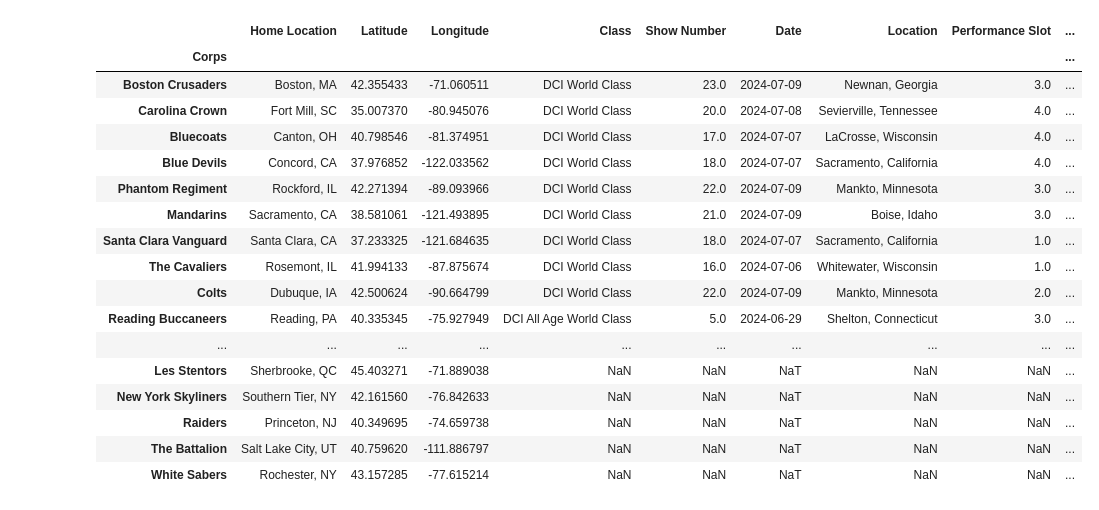
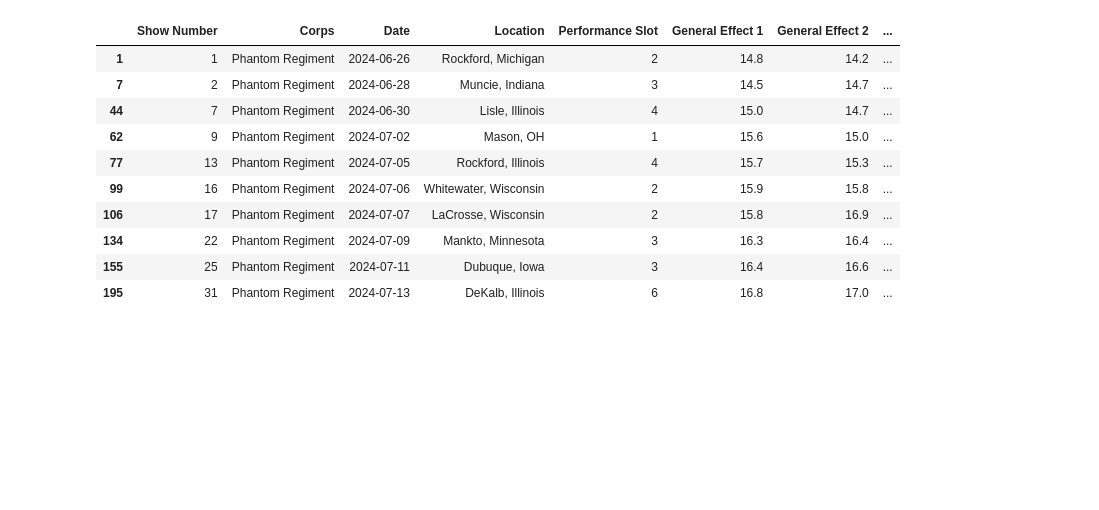
Before and after one commit to notromanramirez/dci-2024, a Jupyter notebook: dci2024.ipynb, the cells around one changed output. Drawn from its saved outputs; the diff is of its cells as text; code cells hidden in the pictures; blank space fills up the shorter version.

Commit message:
7/14 scores

```diff
--- a/dci2024.ipynb
+++ b/dci2024.ipynb
@@ -125,7 +125,8 @@ corps_rename_dict = {
     "Academy": "The Academy",
     "Cavaliers": "The Cavaliers",
     "Bushwackers": "Bushwackers Drum Corps",
-    "Connecticut Hurricanes": "Hurricanes"
+    "Connecticut Hurricanes": "Hurricanes",
+    "Battalion": "The Battalion"
 }
 
 for (k, v) in corps_rename_dict.items():
@@ -149,7 +150,7 @@ for corps in corps_table.index:
 
 corps_table['Letters in Name'] = [len(x.replace(' ','')) for x in list(corps_table.index)]
 
-with pd.option_context('display.max_rows', None, 'display.max_columns', None):
-    display(corps_table)
-    display(scores_table)
-    display(comps_table)
+# with pd.option_context('display.max_rows', None, 'display.max_columns', None):
+#     display(corps_table)
+#     display(scores_table)
+#     display(comps_table)
@@ -240,7 +188,12 @@ display(corps_table)
 | White Sabers | Rochester, NY | 43.157285 | -77.615214 | NaN | NaN | NaT | NaN | NaN | ... |
 50 rows × 26 columns
+# %%
+today = datetime.date.today()
+day_of_season = (pd.Timestamp(today) - scores_table['Date'].min()).days
 # %%
 # determine difference in score by comp
+
+growth_fit_xab = lambda x,a,b: (a * x) + b
 
 scores_table_diff = scores_table.copy(deep=True)
 scores_table_diff.iloc[:,5:] = 0.0
@@ -266,17 +219,33 @@ for corps in set(scores_table['Corps']):
     for (i, r) in scores_table_rate_corps.iterrows():
         scores_table_rate.iloc[i,:] = r
 
+    if int(scores_table_corps.shape[0]) > 2: # must have more than 2 data points lowkey
+        ((a, b), cov) = np.polyfit(scores_table_corps['Days from Season Start'].astype(int), scores_table_corps['Total Score'].astype(float), 1, cov=True)
+        (sa, sb) = np.sqrt(np.diag(cov))
+        corps_table.loc[corps, "RMSE"] = (scores_table_corps['Total Score'] - scores_table_corps['Days from Season Start'].apply(lambda x: growth_fit_xab(x, a, b))).std()
+
+        for i in range(1,7+1):
+            est = growth_fit_xab(day_of_season + i, a + (sa * 0), b + (sb * 0))
+            upper = growth_fit_xab(day_of_season + i, a + (sa * i), b + (sb * i))
+            lower = growth_fit_xab(day_of_season + i, a + (sa * -i), b + (sb * -i))
+            est = 100.0 if est > 100.0 else est
+            upper = 100.0 if upper > 100.0 else upper
+            lower = 100.0 if lower > 100.0 else lower
+            corps_table.loc[corps, f"D+{i}"] = 0.0 if est < 0.0 else est
+            corps_table.loc[corps, f"D+{i} U"] = 0.0 if upper < 0.0 else upper
+            corps_table.loc[corps, f"D+{i} L"] = 0.0 if lower < 0.0 else lower
+
     corps_table.loc[corps,'Number of Shows'] = int(scores_table_corps.shape[0])
     corps_table.loc[corps, 'Average Rest'] = scores_table_diff_corps.loc[:,'Date'].apply(lambda x: x.days).mean()
-    corps_table.loc[corps, 'Average Score Improvement'] = scores_table_diff_corps.loc[:,'Total Score'].mean()
+    corps_table.loc[corps, 'Average Score Improvement'] = scores_table_rate_corps.loc[:,'Total Score'].mean()
 
     # normal ranges from 0 to 1
-    corps_table.loc[corps,'Average of Last 3 Scores'] = scores_table_corps.loc[-2:,'Total Score'].mean()
-    corps_table.loc[corps,'Average Normal General Effect'] = scores_table_corps.loc[-2:,'General Effect Total'].mean() / 40
-    corps_table.loc[corps,'Average Normal Visual'] = scores_table_corps.loc[-2:,'Visual Total'].mean() / 30
-    corps_table.loc[corps,'Average Normal Music'] = scores_table_corps.loc[-2:,'Music Total'].mean() / 30
-    corps_table.loc[corps,'Average Normal Brass'] = scores_table_corps.loc[-2:,'Music Brass'].mean() / 20
-    corps_table.loc[corps,'Average Normal Percussion'] = scores_table_corps.loc[-2:,'Music Percussion'].mean() / 20
+    corps_table.loc[corps,'Average of Last 3 Scores'] = scores_table_corps['Total Score'].iloc[-3:].mean()
+    corps_table.loc[corps,'Average Normal General Effect'] = scores_table_corps['General Effect Total'].iloc[-3:].mean() / 40
+    corps_table.loc[corps,'Average Normal Visual'] = scores_table_corps['Visual Total'].iloc[-3:].mean() / 30
+    corps_table.loc[corps,'Average Normal Music'] = scores_table_corps['Music Total'].iloc[-3:].mean() / 30
+    corps_table.loc[corps,'Average Normal Brass'] = scores_table_corps['Music Brass'].iloc[-3:].mean() / 20
+    corps_table.loc[corps,'Average Normal Percussion'] = scores_table_corps['Music Percussion'].iloc[-3:].mean() / 20
 
     if len(set(corps_table.loc[corps, ['Average Normal General Effect', 'Average Normal Visual', 'Average Normal Music']].values)) < len(list(corps_table.loc[corps, ['Average Normal General Effect', 'Average Normal Visual', 'Average Normal Music']].values)):
         corps_table.loc[corps, 'Best Caption'] = 'Multiple'
@@ -287,11 +256,11 @@ for corps in set(scores_table['Corps']):
 
     corps_table.loc[corps, 'Best Music'] = ['Brass', 'Percussion'][int(corps_table.loc[corps, 'Average Normal Brass'] < corps_table.loc[corps, 'Average Normal Percussion'])] if corps_table.loc[corps, 'Average Normal Brass'] != corps_table.loc[corps, 'Average Normal Percussion'] else 'Neither'
 
-    # with pd.option_context('display.max_rows', None, 'display.max_columns', None):
-    #     if corps == "Phantom Regiment":
-    #         display(scores_table_corps)
-    #         display(scores_table_diff_corps)
-    #         display(scores_table_rate_corps)
+    with pd.option_context('display.max_rows', None, 'display.max_columns', None):
+        if corps == "Phantom Regiment":
+            display(scores_table_corps)
+            display(scores_table_diff_corps)
+            display(scores_table_rate_corps)
 
 corps_table['Rank of Last 3 Scores'] = corps_table['Average of Last 3 Scores'].rank(ascending=False, method='max')
 corps_table['Rank of Last Score'] = corps_table['Latest Score'].rank(ascending=False, method='max')
@@ -302,48 +271,41 @@ def ordinal(n):
     if str(n) == 'nan':
         return None
     else:
         return "%d%s" % (int(n),"tsnrhtdd"[(int(n)//10%10!=1)*(int(n)%10<4)*int(n)%10::4])
 
 corps_table['Ordinal Rank of Last 3 Scores'] = corps_table['Rank of Last 3 Scores'].apply(ordinal)
 corps_table['Ordinal Rank of Last Score'] = corps_table['Rank of Last Score'].apply(ordinal)
 corps_table['Ordinal Rank of Last 3 Scores No All-Age'] = corps_table['Rank of Last 3 Scores No All-Age'].apply(ordinal)
 corps_table['Ordinal Rank of Last Score No All-Age'] = corps_table['Rank of Last Score No All-Age'].apply(ordinal)
 
 
 championship_rounds_table = pd.DataFrame([None,'Prelims','Semis','Finals'],columns=['Championship Rounds'])
 
 def calc_championship_round(rank: float):
     if rank <= 12:
         return championship_rounds_table['Championship Rounds'][3]
     elif rank <= 25:
         return championship_rounds_table['Championship Rounds'][2]
     elif rank <= 40:
         return championship_rounds_table['Championship Rounds'][1]
     else:
         return championship_rounds_table['Championship Rounds'][0]
 
 corps_table['Projected Championship Round'] = corps_table['Rank of Last 3 Scores No All-Age'].apply(calc_championship_round)
 
 captions_table = pd.DataFrame(['General Effect','Visual','Music','Multiple','Brass','Percussion','Neither'],columns=['Caption Title'])
 
 with pd.option_context('display.max_rows', None, 'display.max_columns', None):
     display(corps_table)
 # %% [output]
-|  | Home Location | Latitude | Longitude | Class | Show Number | Date | Location | Performance Slot | ... |
-| Corps |  |  |  |  |  |  |  |  | ... |
-| Boston Crusaders | Boston, MA | 42.355433 | -71.060511 | DCI World Class | 23.0 | 2024-07-09 | Newnan, Georgia | 3.0 | ... |
-| Carolina Crown | Fort Mill, SC | 35.007370 | -80.945076 | DCI World Class | 20.0 | 2024-07-08 | Sevierville, Tennessee | 4.0 | ... |
-| Bluecoats | Canton, OH | 40.798546 | -81.374951 | DCI World Class | 17.0 | 2024-07-07 | LaCrosse, Wisconsin | 4.0 | ... |
-| Blue Devils | Concord, CA | 37.976852 | -122.033562 | DCI World Class | 18.0 | 2024-07-07 | Sacramento, California | 4.0 | ... |
-| Phantom Regiment | Rockford, IL | 42.271394 | -89.093966 | DCI World Class | 22.0 | 2024-07-09 | Mankto, Minnesota | 3.0 | ... |
-| Mandarins | Sacramento, CA | 38.581061 | -121.493895 | DCI World Class | 21.0 | 2024-07-09 | Boise, Idaho | 3.0 | ... |
-| Santa Clara Vanguard | Santa Clara, CA | 37.233325 | -121.684635 | DCI World Class | 18.0 | 2024-07-07 | Sacramento, California | 1.0 | ... |
-| The Cavaliers | Rosemont, IL | 41.994133 | -87.875674 | DCI World Class | 16.0 | 2024-07-06 | Whitewater, Wisconsin | 1.0 | ... |
-| Colts | Dubuque, IA | 42.500624 | -90.664799 | DCI World Class | 22.0 | 2024-07-09 | Mankto, Minnesota | 2.0 | ... |
-| Reading Buccaneers | Reading, PA | 40.335345 | -75.927949 | DCI All Age World Class | 5.0 | 2024-06-29 | Shelton, Connecticut | 3.0 | ... |
-| ... | ... | ... | ... | ... | ... | ... | ... | ... | ... |
-| Les Stentors | Sherbrooke, QC | 45.403271 | -71.889038 | NaN | NaN | NaT | NaN | NaN | ... |
-| New York Skyliners | Southern Tier, NY | 42.161560 | -76.842633 | NaN | NaN | NaT | NaN | NaN | ... |
-| Raiders | Princeton, NJ | 40.349695 | -74.659738 | NaN | NaN | NaT | NaN | NaN | ... |
-| The Battalion | Salt Lake City, UT | 40.759620 | -111.886797 | NaN | NaN | NaT | NaN | NaN | ... |
-| White Sabers | Rochester, NY | 43.157285 | -77.615214 | NaN | NaN | NaT | NaN | NaN | ... |
+|  | Show Number | Corps | Date | Location | Performance Slot | General Effect 1 | General Effect 2 | ... |
+| 1 | 1 | Phantom Regiment | 2024-06-26 | Rockford, Michigan | 2 | 14.8 | 14.2 | ... |
+| 7 | 2 | Phantom Regiment | 2024-06-28 | Muncie, Indiana | 3 | 14.5 | 14.7 | ... |
+| 44 | 7 | Phantom Regiment | 2024-06-30 | Lisle, Illinois | 4 | 15.0 | 14.7 | ... |
+| 62 | 9 | Phantom Regiment | 2024-07-02 | Mason, OH | 1 | 15.6 | 15.0 | ... |
+| 77 | 13 | Phantom Regiment | 2024-07-05 | Rockford, Illinois | 4 | 15.7 | 15.3 | ... |
+| 99 | 16 | Phantom Regiment | 2024-07-06 | Whitewater, Wisconsin | 2 | 15.9 | 15.8 | ... |
+| 106 | 17 | Phantom Regiment | 2024-07-07 | LaCrosse, Wisconsin | 2 | 15.8 | 16.9 | ... |
+| 134 | 22 | Phantom Regiment | 2024-07-09 | Mankto, Minnesota | 3 | 16.3 | 16.4 | ... |
+| 155 | 25 | Phantom Regiment | 2024-07-11 | Dubuque, Iowa | 3 | 16.4 | 16.6 | ... |
+| 195 | 31 | Phantom Regiment | 2024-07-13 | DeKalb, Illinois | 6 | 16.8 | 17.0 | ... |
```
Also changed, not shown: parts of 5 cells of this notebook, 29 other files.
